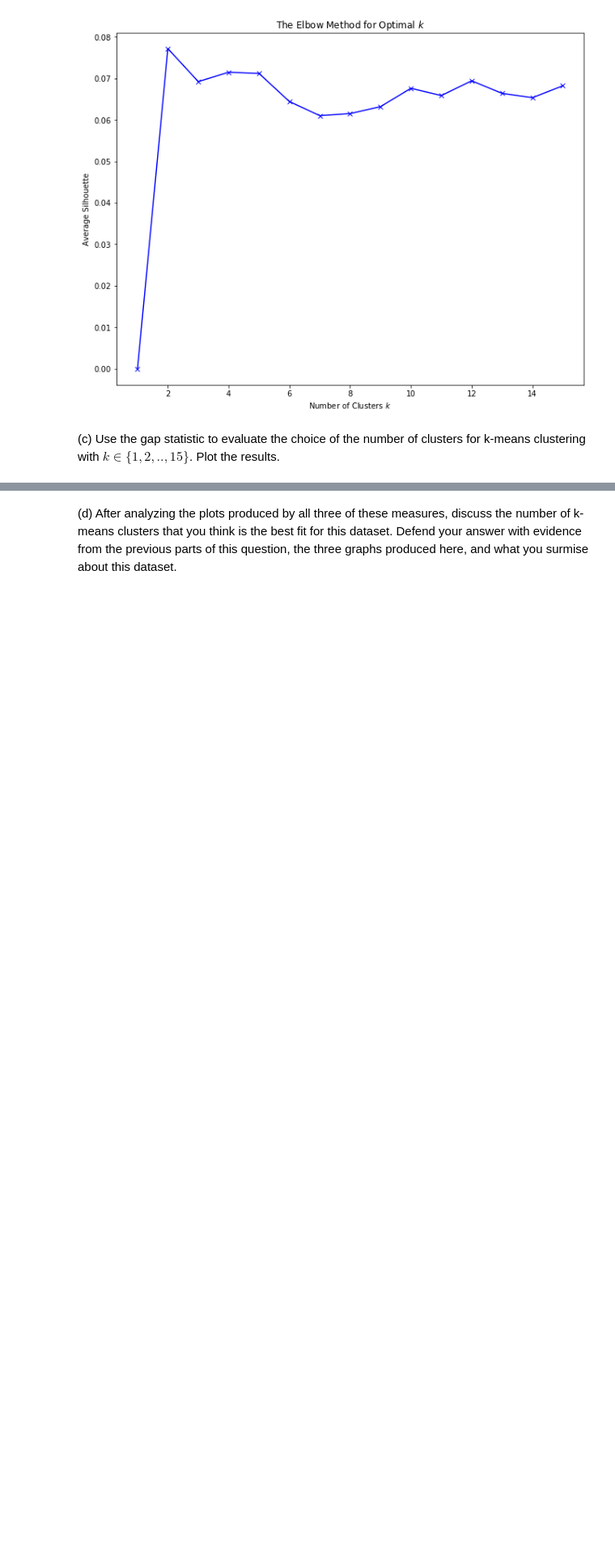
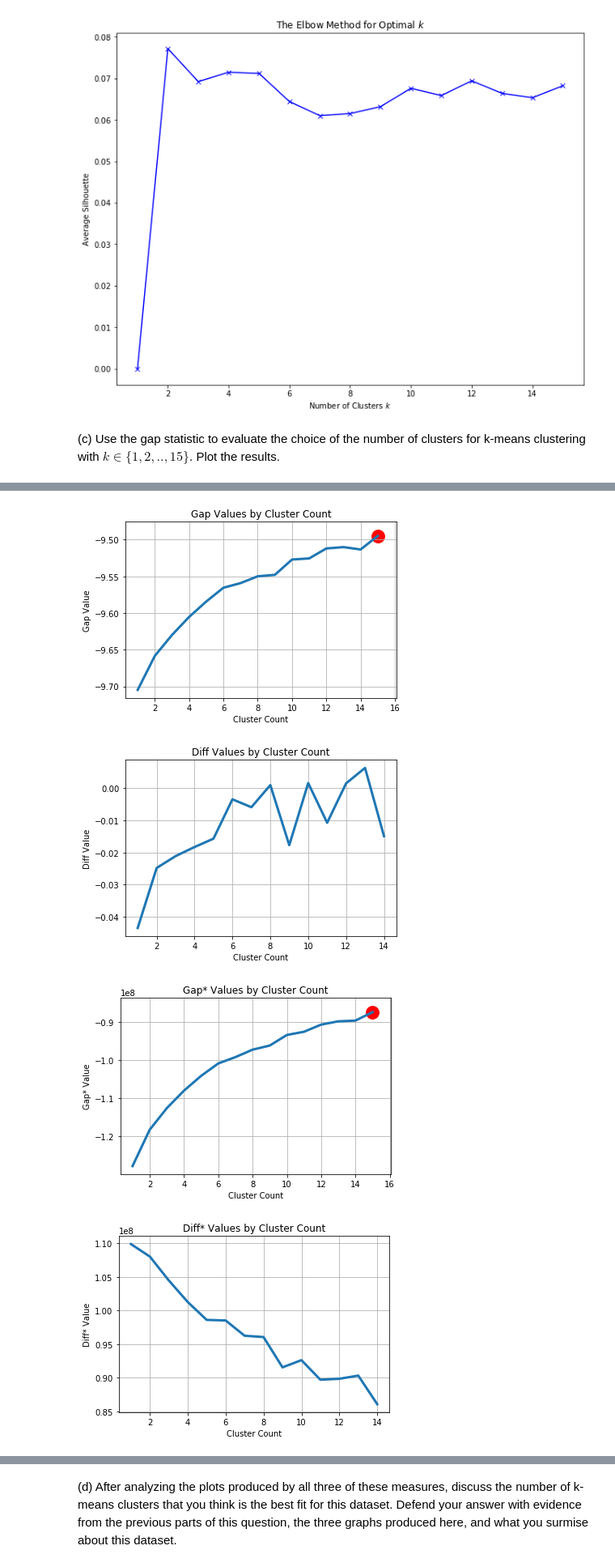
Before and after one commit to jialululu/2020-CS109B, a Jupyter notebook: content/HW/hw2/cs109b_hw2.ipynb, the cells around one changed output, grey strips where cells are left out. Shown at 81% size. Saved outputs shown, nothing was run; the diff lists cells and outputs as text; code cells hidden in the pictures; blank space fills up the shorter version.

```diff
--- a/content/HW/hw2/cs109b_hw2.ipynb
+++ b/content/HW/hw2/cs109b_hw2.ipynb
@@ -443,0 +462,6 @@ plt.show()
+# %%
+#your code here
+# construct optimalk object
+gs_obj=OptimalK()
+n_clusters=gs_obj(df_sample.values,n_refs=50, cluster_array=np.arange(1,16))
+print('Optimal cluster:', n_clusters)
@@ -443,0 +490,7 @@ plt.show()
+# %%
+gs_obj.plot_results()
+# %% [output]
+[figure, added]
+[figure, added]
+[figure, added]
+[figure, added]
```
Also changed, not shown: parts of 38 cells of this notebook, 3 other files.
